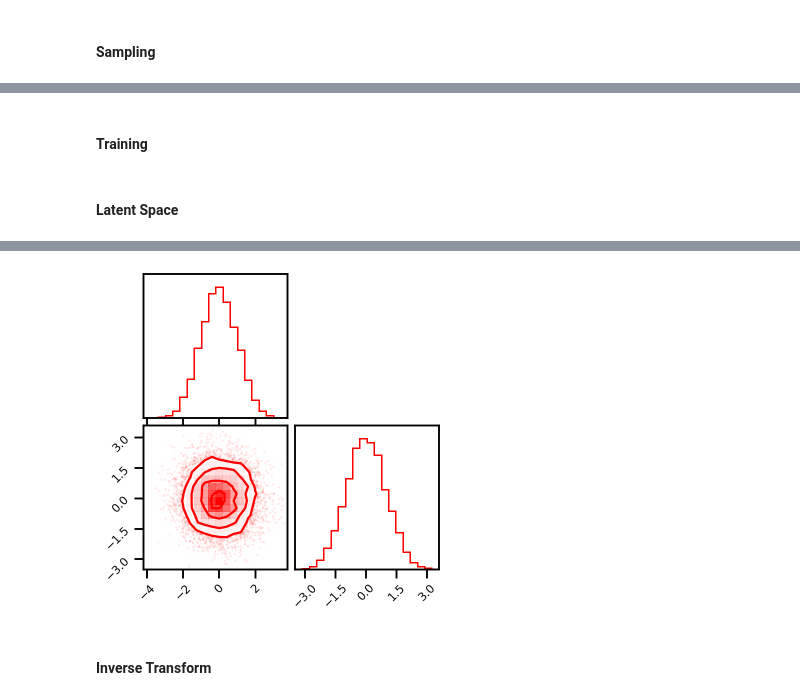
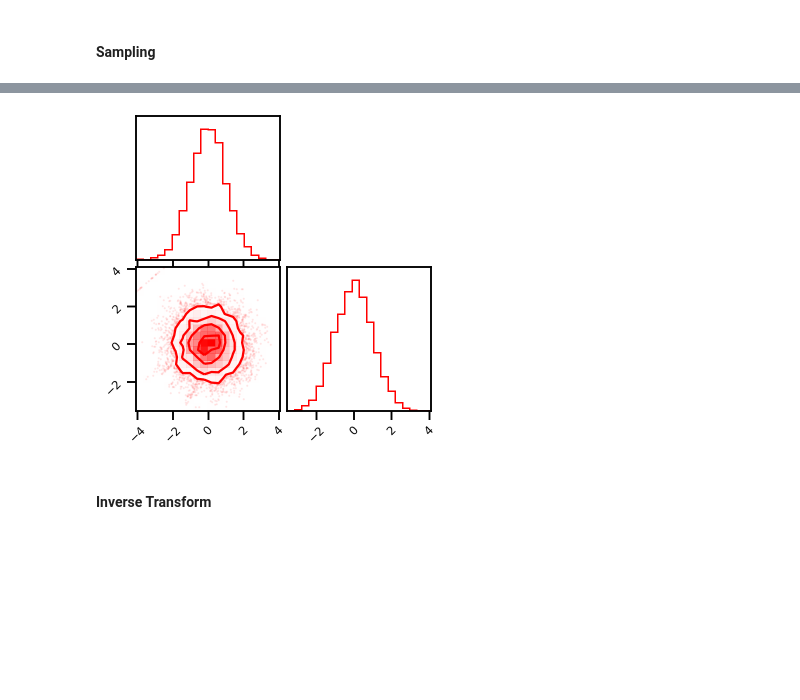
Before and after one commit to IPL-UV/gaussflow, a Jupyter notebook: docs/assets/demo/pytorch_nf_freia.ipynb, the cells around one changed output, grey strips where cells are left out. Drawn from its saved outputs; the diff is of its cells as text; code cells hidden in the pictures; blank space fills up the shorter version.

```diff
--- a/docs/assets/demo/pytorch_nf_freia.ipynb
+++ b/docs/assets/demo/pytorch_nf_freia.ipynb
@@ -226,0 +381,15 @@ base_dist = dist.Normal(torch.tensor([0.0]), torch.tensor([1.0]))
+# %%
+learn = FlowLearnerPlane(inn, base_dist, cfg)
+trainer = pl.Trainer(
+    # epochs
+    min_epochs=5,
+    max_epochs=cfg.num_epochs,
+    # progress bar
+    progress_bar_refresh_rate=100,
+    # device
+    gpus=0,
+    # gradient norm
+    gradient_clip_val=1.0,
+    gradient_clip_algorithm='norm'
+)
+trainer.fit(learn, train_dataloader=train_dl, val_dataloaders=None)
@@ -232,2 +414,0 @@ z, log_jac_det = inn(x, c=[y])
-# %% [markdown]
-#### Training
@@ -244,29 +414,0 @@ scheduler = torch.optim.lr_scheduler.MultiStepLR(
-# %%
-BATCHSIZE = 256
-
-
-losses = []
-# a very basic training loop
-with trange(num_epochs) as pbar:
-    for i in pbar:
-        optimizer.zero_grad()
-        # sample data from the moons distribution
-        data, label = make_moons(n_samples=BATCHSIZE, noise=0.05)
-        x = torch.Tensor(data)
-        y = torch.Tensor(label)[:, None]
-        # pass to INN and get transformed variable z and log Jacobian determinant
-        z, log_jac_det = inn(x, c=[y])
-        # calculate the negative log-likelihood of the model with a standard normal prior
-        loss = 0.5*torch.sum(z**2, 1) - log_jac_det
-        # loss = base_dist.log_prob(z).sum(1) - log_jac_det
-        loss = loss.mean() / N_DIM
-        # backpropagate and update the weights
-        pbar.set_description(f"NLL Loss: {loss.item():.4f}")
-        losses.append(loss.item())
-        loss.backward()
-        # gradient norm
-        torch.nn.utils.clip_grad_norm_(inn.parameters(), max_norm=1.0, norm_type=2)
-        optimizer.step()
-        scheduler.step()
-# %% [markdown]
-#### Latent Space
@@ -279,3 +415,6 @@ z, log_jac_det = inn(x, c=[y])
 # %%
+%%time
+z, log_jac_det = learn.model(x)
+
 fig = corner.corner(z.detach().numpy(), hist_factor=2, color="red")
 # %% [output]
@@ -282,3 +423,3 @@ fig = corner.corner(z.detach().numpy(), hist_factor=2, color="red")
-[figure, old version]
+[figure, new version]
 # %% [markdown]
 #### Inverse Transform
```
Also changed, not shown: parts of 110 cells of this notebook, 3 other files.
